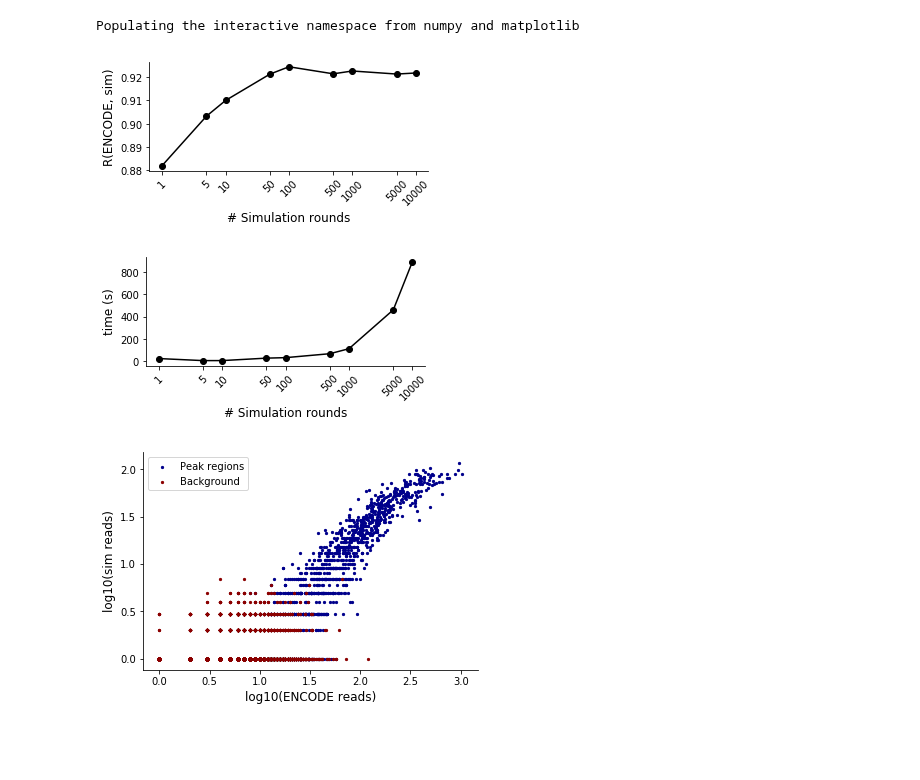
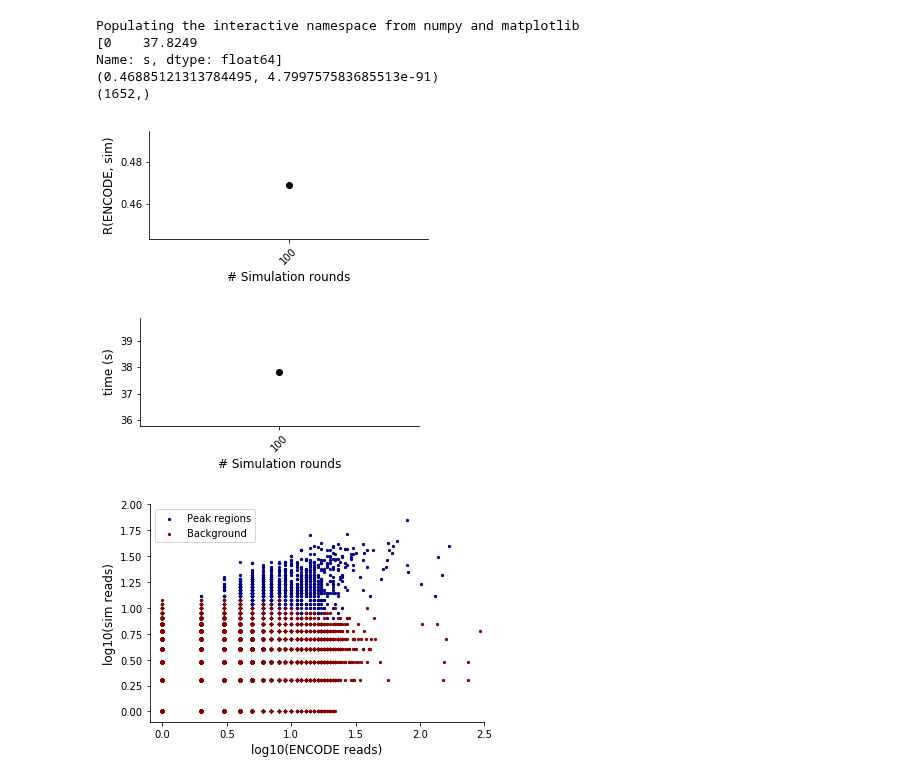
Before and after one commit to gymreklab/chips, a Jupyter notebook: paper-analyses/workflows/fig1-eval/ChIPs-Figure1-Eval.ipynb, the cells around one changed output. Saved outputs shown, nothing was run; the diff lists cells and outputs as text; code cells hidden in the pictures; blank space fills up the shorter version.

Commit message:
adding windows

```diff
--- a/paper-analyses/workflows/fig1-eval/ChIPs-Figure1-Eval.ipynb
+++ b/paper-analyses/workflows/fig1-eval/ChIPs-Figure1-Eval.ipynb
@@ -9,8 +9,22 @@ import pandas as pd
 import scipy.stats
 
 NUMCOPIES = np.array([1, 5, 10, 50, 100, 500, 1000, 5000, 10000])
-OUTPREFIX = "GM12878_H3K27ac_ENCFF097SQI_ENCFF465WTH"
-WINDOWSIZE = 5
+
+#OUTPREFIX = "GM12878_H3K27ac_ENCFF097SQI_ENCFF465WTH"
+#WINDOWSIZE = 5
+
+#OUTPREFIX = "GM12878_H3K4me1_ENCFF252ZII_ENCFF966LMJ"
+#WINDOWSIZE = 5
+
+#OUTPREFIX = "K562_H3K4me3_ENCFF681JQI_ENCFF127XXD"
+#WINDOWSIZE = 5
+
+#OUTPREFIX = "GM12878_IKZF1_ENCFF216YZE_ENCFF795PEX"
+#WINDOWSIZE = 1
+
+OUTPREFIX = "K562_NFYA_ENCFF000YUR_ENCFF003WYE"
+WINDOWSIZE = 1
+NUMCOPIES = [100]
 
 peak = pd.read_csv("windows/%s-%skb.peak.encode.counts"%(OUTPREFIX, WINDOWSIZE),
                          sep="\t",
@@ -44,35 +58,49 @@ ax.spines['right'].set_visible(False)
 ax.spines['top'].set_visible(False)
 ax.yaxis.set_ticks_position('left')
 ax.xaxis.set_ticks_position('bottom')
+fig.savefig(OUTPREFIX+"-numcopies.pdf")
 
 # Numcopies vs. time
 fig = plt.figure()
 fig.set_size_inches((5, 2))
 ax = fig.add_subplot(111)
+print(list(times))
 ax.plot(np.log10(NUMCOPIES), times, color="black", marker="o")
 ax.set_xticks(np.log10(NUMCOPIES))
 ax.set_xticklabels(NUMCOPIES, rotation=45)
 ax.set_xlabel("# Simulation rounds", size=12)
 ax.set_ylabel("time (s)", size=12)
 ax.spines['right'].set_visible(False)
 ax.spines['top'].set_visible(False)
 ax.yaxis.set_ticks_position('left')
 ax.xaxis.set_ticks_position('bottom')
+fig.savefig(OUTPREFIX+"-time.pdf")
+
 
 # Get scatter plot of counts
 fig = plt.figure()
 ax = fig.add_subplot(111)
-ax.scatter(np.log10(peak["encode"]+1), np.log10(peak[1]+1), color="darkblue", s=5, label="Peak regions")
-ax.scatter(np.log10(nopeak["encode"]+1), np.log10(nopeak[1]+1), color="darkred", s=5, label="Background")
+ax.scatter(np.log10(peak["encode"]+1), np.log10(peak[100]+1), color="darkblue", s=5, label="Peak regions")
+ax.scatter(np.log10(nopeak["encode"]+1), np.log10(nopeak[100]+1), color="darkred", s=5, label="Background")
+print(scipy.stats.pearsonr(np.log10(peak["encode"]+1), np.log10(peak[100]+1)))
+print(peak[100].shape)
+ax.set_xlim(left=-0.1, right=2.5)
+ax.set_ylim(bottom=-0.1, top=2)
+
 ax.spines['right'].set_visible(False)
 ax.spines['top'].set_visible(False)
 ax.yaxis.set_ticks_position('left')
 ax.xaxis.set_ticks_position('bottom')
 ax.set_xlabel("log10(ENCODE reads)", size=12)
 ax.set_ylabel("log10(sim reads)", size=12);
 ax.legend(loc="upper left");
+fig.savefig(OUTPREFIX+"-scatter.pdf")
 # %% [output]
 Populating the interactive namespace from numpy and matplotlib
+[0    37.8249
+Name: s, dtype: float64]
+(0.46885121313784495, 4.799757583685513e-91)
+(1652,)
-[figure, old version]
+[figure, new version]
-[figure, old version]
+[figure, new version]
-[figure, old version]
+[figure, new version]
```
Also changed, not shown: parts of 1 cell of this notebook, 5 other files.
